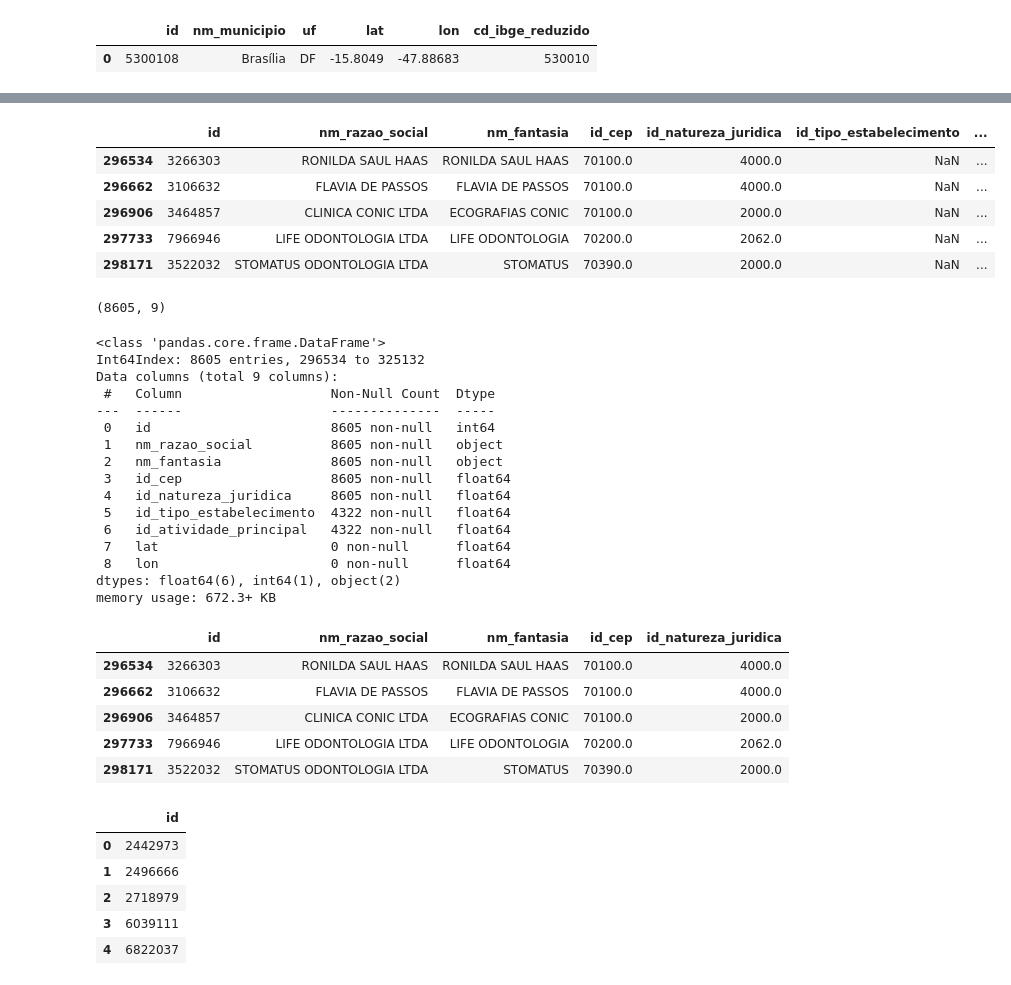
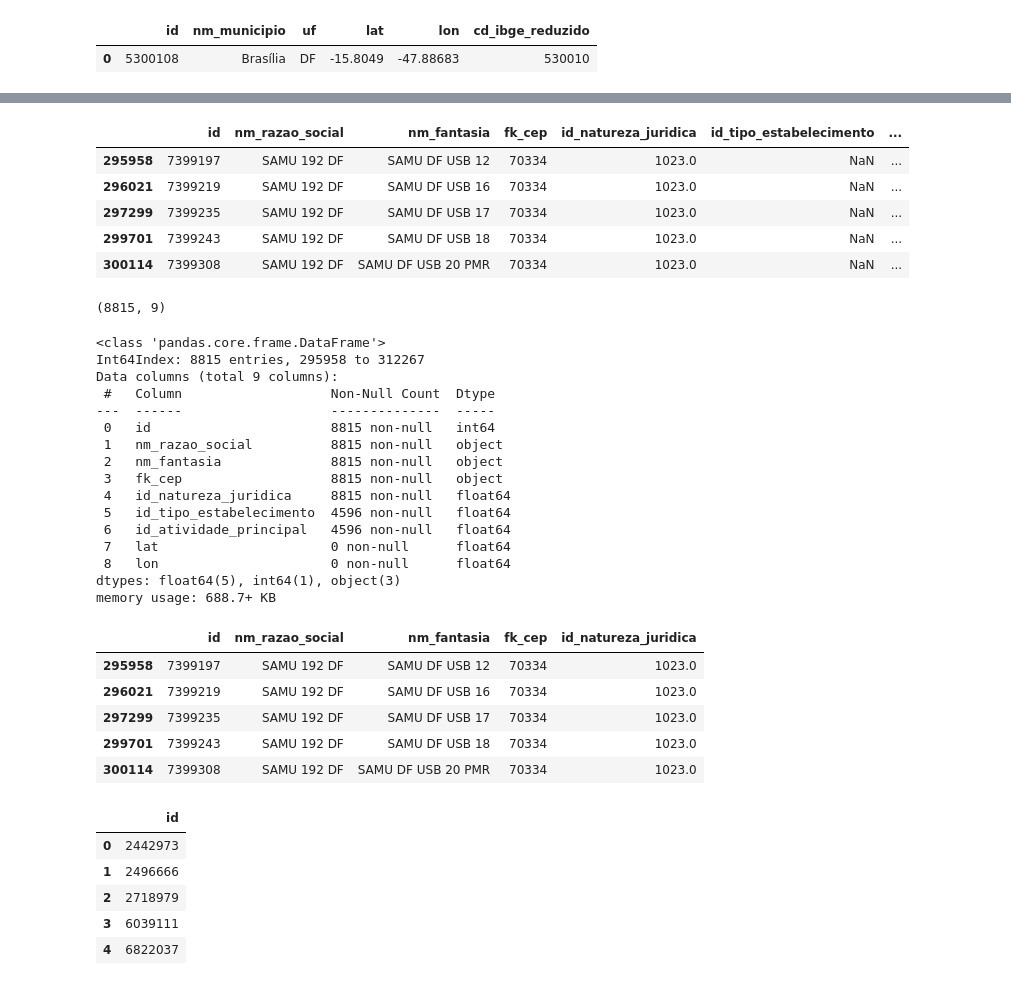
Before and after one commit to raquelcreis/vacina_covid_bsb, a Jupyter notebook: notebook.ipynb, the cells around one changed output, grey strips where cells are left out. Cells and saved outputs as stored; diff of their text form; code cells hidden in the pictures.

```diff
--- a/notebook.ipynb
+++ b/notebook.ipynb
@@ -50,58 +50,58 @@ dfCepsDF.head()
 # %%
 # Dataframe de Estabelecimentos de Saúde do DF
 
-ceps = dfCepsDF.id
+ceps = dfCepsDF.cep
 
-dfEstab = pd.read_sql_query("SELECT * FROM pos.tbl_estabelecimento", postgreSQLConnection)
+dfEstab = pd.read_sql_query("SELECT * FROM public.tbl_estabelecimento", postgreSQLConnection)
 
-dfEstabDF = dfEstab.loc[dfEstab['id_cep'].isin(ceps)].copy()
+dfEstabDF = dfEstab.loc[dfEstab['fk_cep'].isin(ceps)].copy()
 dfEstabDF.head()
 # %% [output]
-|  | id | nm_razao_social | nm_fantasia | id_cep | id_natureza_juridica | id_tipo_estabelecimento | ... |
-| 296534 | 3266303 | RONILDA SAUL HAAS | RONILDA SAUL HAAS | 70100.0 | 4000.0 | NaN | ... |
-| 296662 | 3106632 | FLAVIA DE PASSOS | FLAVIA DE PASSOS | 70100.0 | 4000.0 | NaN | ... |
-| 296906 | 3464857 | CLINICA CONIC LTDA | ECOGRAFIAS CONIC | 70100.0 | 2000.0 | NaN | ... |
-| 297733 | 7966946 | LIFE ODONTOLOGIA LTDA | LIFE ODONTOLOGIA | 70200.0 | 2062.0 | NaN | ... |
-| 298171 | 3522032 | STOMATUS ODONTOLOGIA LTDA | STOMATUS | 70390.0 | 2000.0 | NaN | ... |
+|  | id | nm_razao_social | nm_fantasia | fk_cep | id_natureza_juridica | id_tipo_estabelecimento | ... |
+| 295958 | 7399197 | SAMU 192 DF | SAMU DF USB 12 | 70334 | 1023.0 | NaN | ... |
+| 296021 | 7399219 | SAMU 192 DF | SAMU DF USB 16 | 70334 | 1023.0 | NaN | ... |
+| 297299 | 7399235 | SAMU 192 DF | SAMU DF USB 17 | 70334 | 1023.0 | NaN | ... |
+| 299701 | 7399243 | SAMU 192 DF | SAMU DF USB 18 | 70334 | 1023.0 | NaN | ... |
+| 300114 | 7399308 | SAMU 192 DF | SAMU DF USB 20 PMR | 70334 | 1023.0 | NaN | ... |
 # %%
 # Quantidade de estabelecimentos de saúde no DF
 
 dfEstabDF.shape
 # %% [output]
-(8605, 9)
+(8815, 9)
 # %%
 # Informações gerais do dataframe de estabelecimentos de saúde do DF
 
 dfEstabDF.info()
 # %% [output]
 <class 'pandas.core.frame.DataFrame'>
-Int64Index: 8605 entries, 296534 to 325132
+Int64Index: 8815 entries, 295958 to 312267
 Data columns (total 9 columns):
  #   Column                   Non-Null Count  Dtype
 ---  ------                   --------------  -----
- 0   id                       8605 non-null   int64
- 1   nm_razao_social          8605 non-null   object
- 2   nm_fantasia              8605 non-null   object
- 3   id_cep                   8605 non-null   float64
- 4   id_natureza_juridica     8605 non-null   float64
- 5   id_tipo_estabelecimento  4322 non-null   float64
- 6   id_atividade_principal   4322 non-null   float64
+ 0   id                       8815 non-null   int64
+ 1   nm_razao_social          8815 non-null   object
+ 2   nm_fantasia              8815 non-null   object
+ 3   fk_cep                   8815 non-null   object
+ 4   id_natureza_juridica     8815 non-null   float64
+ 5   id_tipo_estabelecimento  4596 non-null   float64
+ 6   id_atividade_principal   4596 non-null   float64
  7   lat                      0 non-null      float64
  8   lon                      0 non-null      float64
-dtypes: float64(6), int64(1), object(2)
-memory usage: 672.3+ KB
+dtypes: float64(5), int64(1), object(3)
+memory usage: 688.7+ KB
 # %%
 # Dropando colunas com muitos valores ausentes
 
 dfEstabDF.drop(columns = ['id_tipo_estabelecimento','id_atividade_principal','lat','lon'],axis=1,inplace=True)
 dfEstabDF.head()
 # %% [output]
-|  | id | nm_razao_social | nm_fantasia | id_cep | id_natureza_juridica |
-| 296534 | 3266303 | RONILDA SAUL HAAS | RONILDA SAUL HAAS | 70100.0 | 4000.0 |
-| 296662 | 3106632 | FLAVIA DE PASSOS | FLAVIA DE PASSOS | 70100.0 | 4000.0 |
-| 296906 | 3464857 | CLINICA CONIC LTDA | ECOGRAFIAS CONIC | 70100.0 | 2000.0 |
-| 297733 | 7966946 | LIFE ODONTOLOGIA LTDA | LIFE ODONTOLOGIA | 70200.0 | 2062.0 |
-| 298171 | 3522032 | STOMATUS ODONTOLOGIA LTDA | STOMATUS | 70390.0 | 2000.0 |
+|  | id | nm_razao_social | nm_fantasia | fk_cep | id_natureza_juridica |
+| 295958 | 7399197 | SAMU 192 DF | SAMU DF USB 12 | 70334 | 1023.0 |
+| 296021 | 7399219 | SAMU 192 DF | SAMU DF USB 16 | 70334 | 1023.0 |
+| 297299 | 7399235 | SAMU 192 DF | SAMU DF USB 17 | 70334 | 1023.0 |
+| 299701 | 7399243 | SAMU 192 DF | SAMU DF USB 18 | 70334 | 1023.0 |
+| 300114 | 7399308 | SAMU 192 DF | SAMU DF USB 20 PMR | 70334 | 1023.0 |
 # %%
 # Dataframe dos estabelecimentos de saúde que foram postos de vacinação no Brasil
 
```
Also changed, not shown: parts of 1 cell of this notebook.
